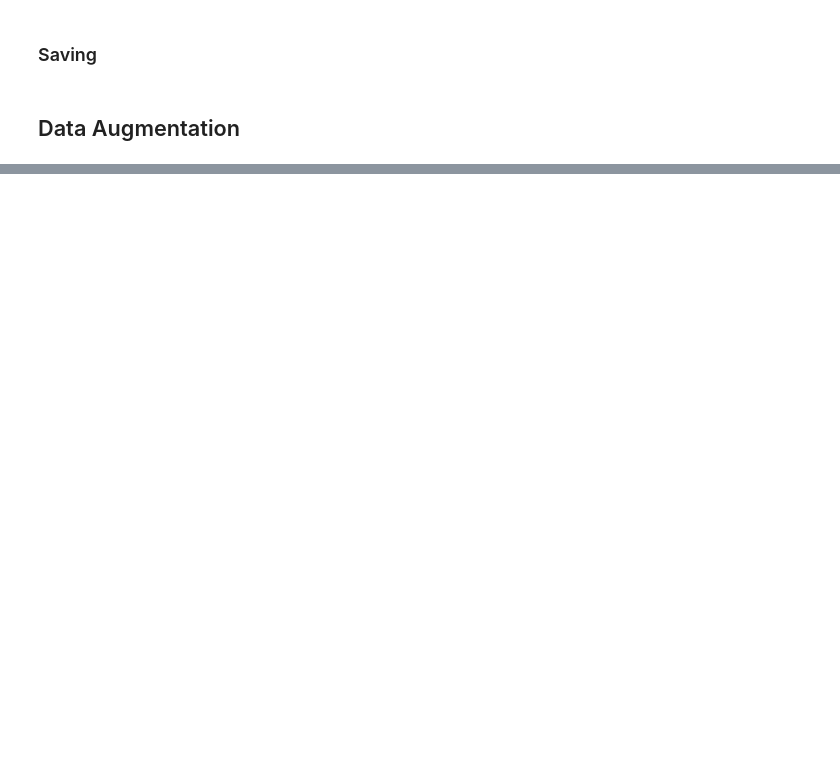
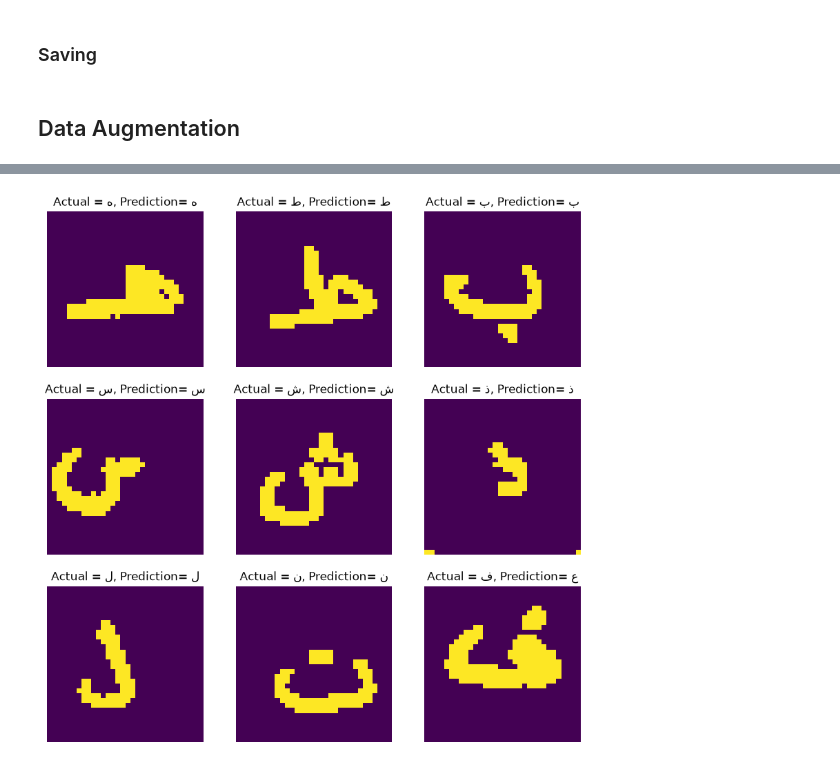
Before and after one commit to Sam50x/arabic-handwritten-characters-classifier, a Jupyter notebook: model.ipynb, the cells around one changed output, grey strips where cells are left out. Cells and saved outputs as stored; diff of their text form; code cells hidden in the pictures; blank space fills up the shorter version.

```diff
--- a/model.ipynb
+++ b/model.ipynb
@@ -205,0 +315,10 @@ model.save('model_1_from_scratch.keras')
+# %%
+plt.figure(figsize=(10, 10))
+
+for i in range(9):
+    ax = plt.subplot(3, 3, i + 1)
+    plt.imshow(new_images[i].numpy().astype("uint8"))
+    plt.title(f'Actual = {class_names[new_labels[i]]}, Prediction= {class_names[new_predictions[i]]}')
+    plt.axis("off")
+# %% [output]
+[figure, added]
```
Also changed, not shown: parts of 20 cells of this notebook, 4 other files.
